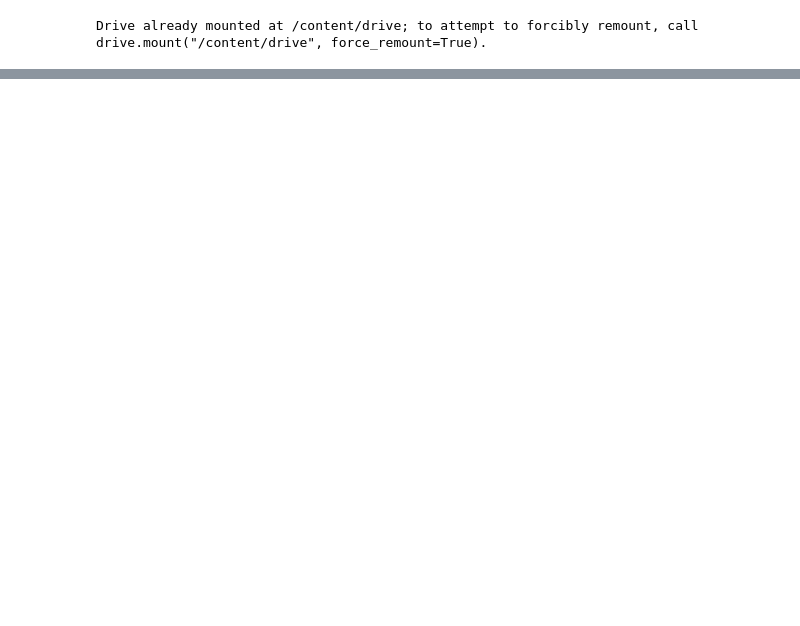
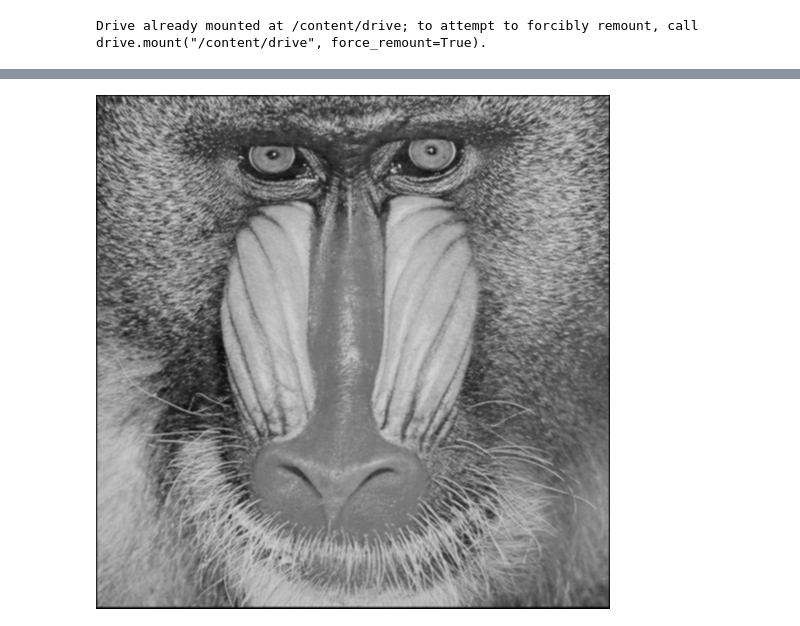
Before and after one commit to BagasPramana/PCVK_Genap_2021, a Jupyter notebook: Week7.ipynb, the cells around one changed output, grey strips where cells are left out. Drawn from its saved outputs; the diff is of its cells as text; code cells hidden in the pictures; blank space fills up the shorter version.

```diff
--- a/Week7.ipynb
+++ b/Week7.ipynb
@@ -100,0 +88,8 @@ cv2_imshow(convolution2d(img_gray,gauss_kernel,1,2))
+# %%
+# Low Pass
+kernal_lowpass = np.array([[0.0833,0.0833,0.0833],
+                         [0.0833,0.333,0.0833],
+                         [0.0833,0.0833,0.0833]])
+cv2_imshow(convolution2d(img_gray,kernal_lowpass,1,2))
+# %% [output]
+[figure, added]
```
Also changed, not shown: parts of 11 cells of this notebook.
